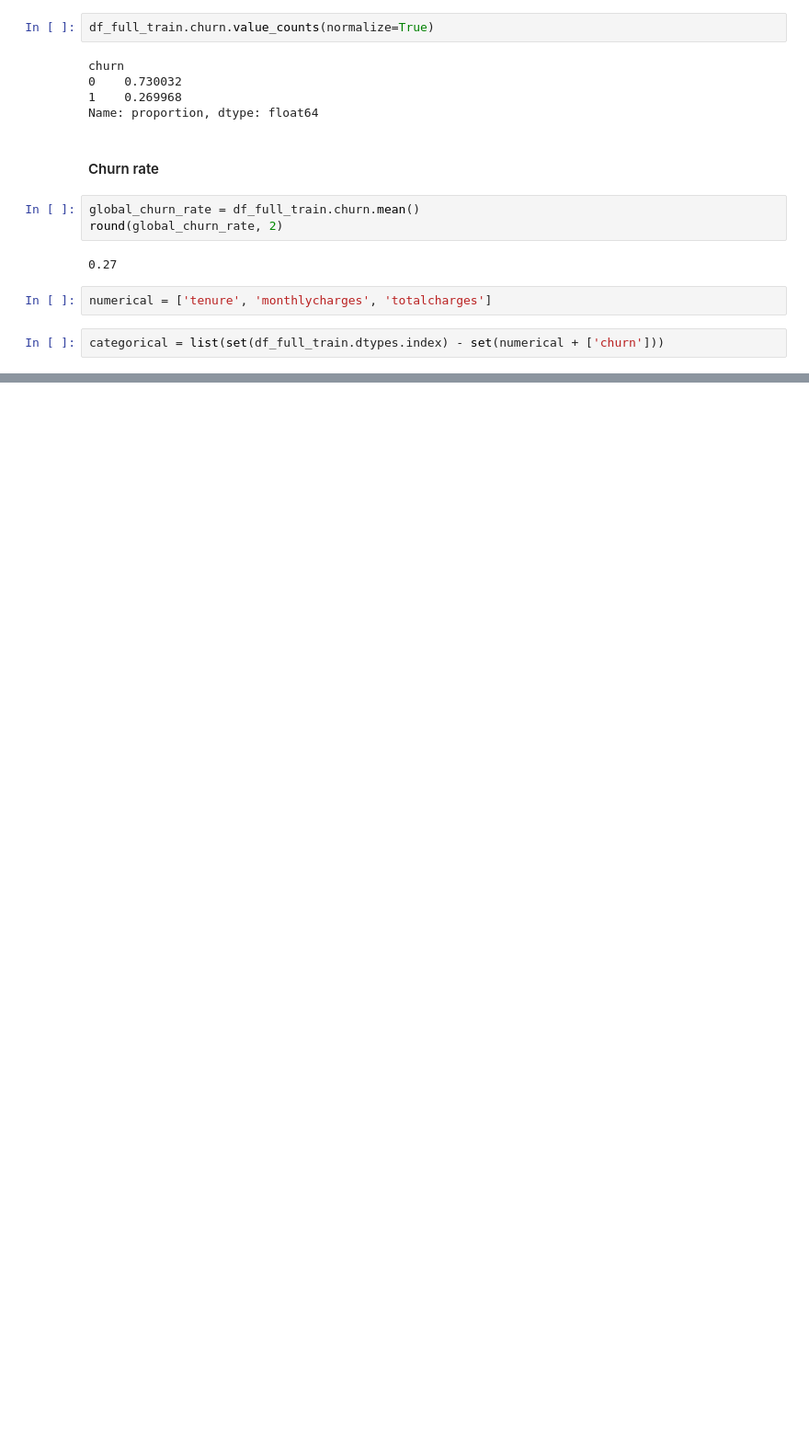
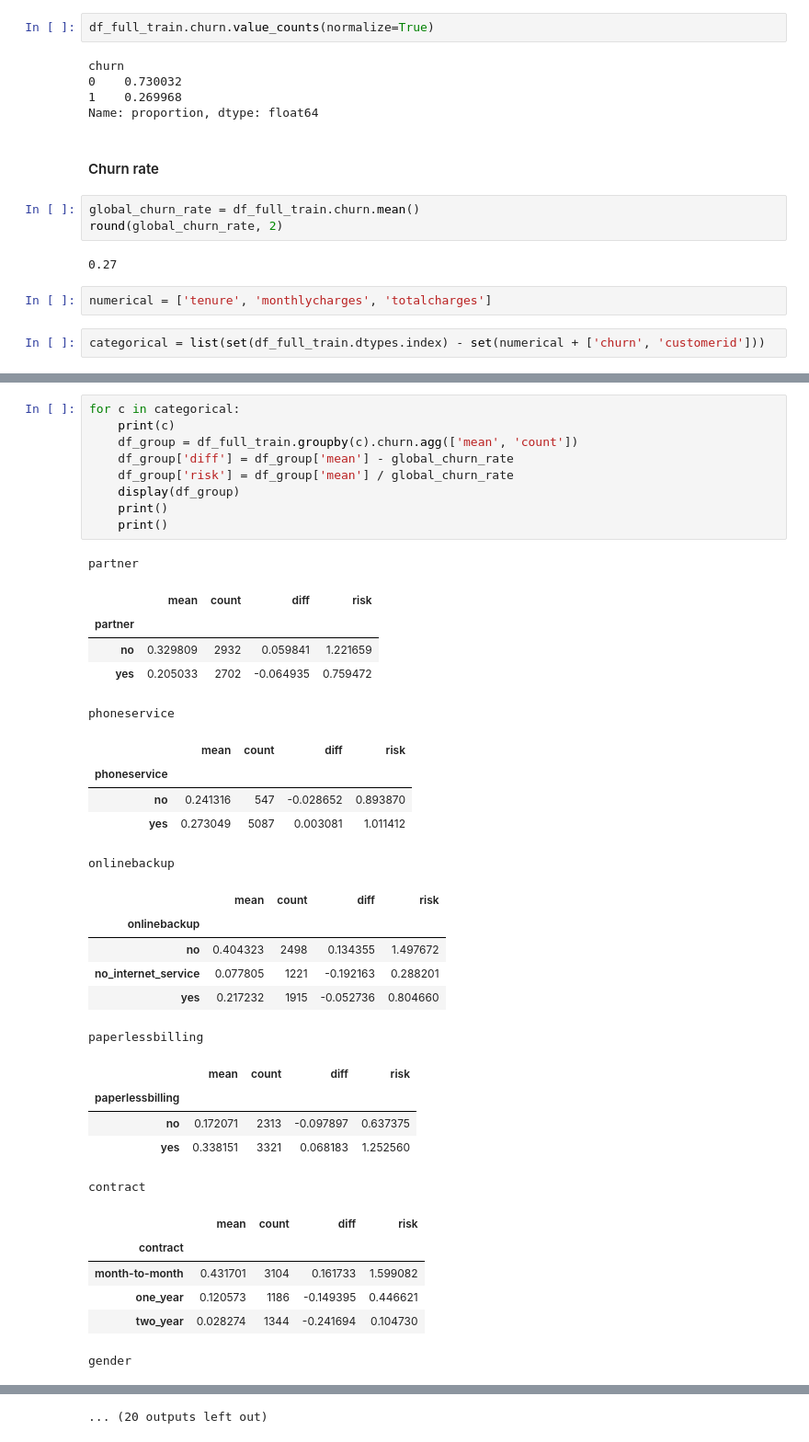
Before and after one commit to aaalexlit/machine-learning-zoomcamp-alex, a Jupyter notebook: 03-classification/churn.ipynb, the cells around one changed output, grey strips where cells are left out. Shown at 92% size. Cells and saved outputs as stored; diff of their text form; blank space fills up the shorter version.

Commit message:
lesson 3.5 Feature importance - churn rate and risk ratio

```diff
--- a/03-classification/churn.ipynb
+++ b/03-classification/churn.ipynb
@@ -132,7 +132,7 @@ round(global_churn_rate, 2)
 # %%
 numerical = ['tenure', 'monthlycharges', 'totalcharges']
 # %%
-categorical = list(set(df_full_train.dtypes.index) - set(numerical + ['churn']))
+categorical = list(set(df_full_train.dtypes.index) - set(numerical + ['churn', 'customerid']))
 # %%
 df_full_train[categorical].nunique()
 # %% [output]
@@ -156,0 +199,38 @@ dtype: int64
+# %%
+for c in categorical:
+    print(c)
+    df_group = df_full_train.groupby(c).churn.agg(['mean', 'count'])
+    df_group['diff'] = df_group['mean'] - global_churn_rate
+    df_group['risk'] = df_group['mean'] / global_churn_rate
+    display(df_group)
+    print()
+    print()
+# %% [output]
+partner
+|  | mean | count | diff | risk |
+| partner |  |  |  |  |
+| no | 0.329809 | 2932 | 0.059841 | 1.221659 |
+| yes | 0.205033 | 2702 | -0.064935 | 0.759472 |
+phoneservice
+|  | mean | count | diff | risk |
+| phoneservice |  |  |  |  |
+| no | 0.241316 | 547 | -0.028652 | 0.893870 |
+| yes | 0.273049 | 5087 | 0.003081 | 1.011412 |
+onlinebackup
+|  | mean | count | diff | risk |
+| onlinebackup |  |  |  |  |
+| no | 0.404323 | 2498 | 0.134355 | 1.497672 |
+| no_internet_service | 0.077805 | 1221 | -0.192163 | 0.288201 |
+| yes | 0.217232 | 1915 | -0.052736 | 0.804660 |
+paperlessbilling
+|  | mean | count | diff | risk |
+| paperlessbilling |  |  |  |  |
+| no | 0.172071 | 2313 | -0.097897 | 0.637375 |
+| yes | 0.338151 | 3321 | 0.068183 | 1.252560 |
+contract
+|  | mean | count | diff | risk |
+| contract |  |  |  |  |
+| month-to-month | 0.431701 | 3104 | 0.161733 | 1.599082 |
+| one_year | 0.120573 | 1186 | -0.149395 | 0.446621 |
+| two_year | 0.028274 | 1344 | -0.241694 | 0.104730 |
+gender
@@ -156,0 +241 @@ dtype: int64
+... (20 outputs left out)
```
Also changed, not shown: parts of 9 cells of this notebook.
